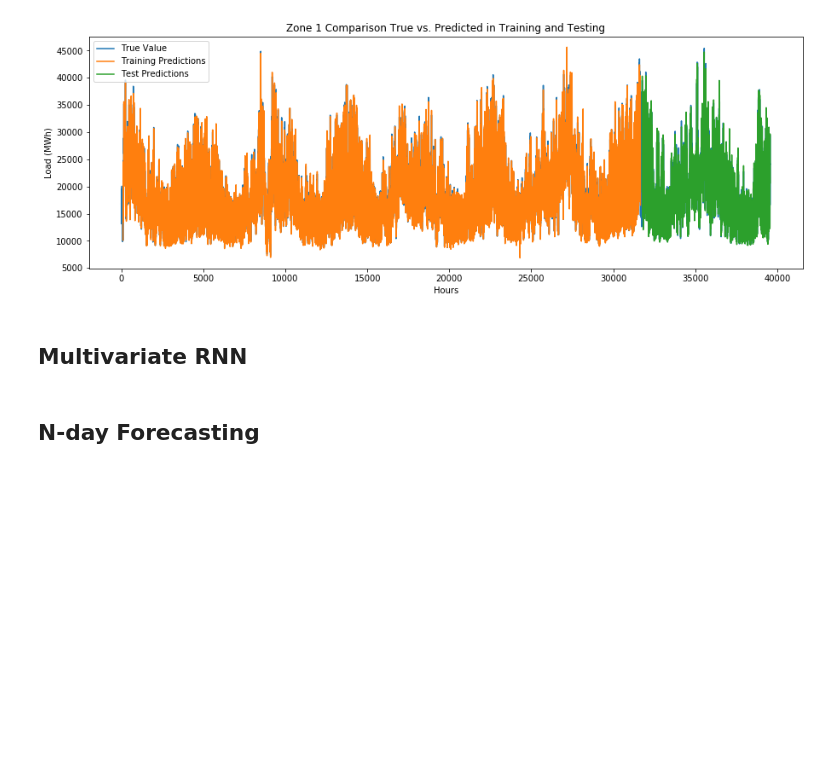
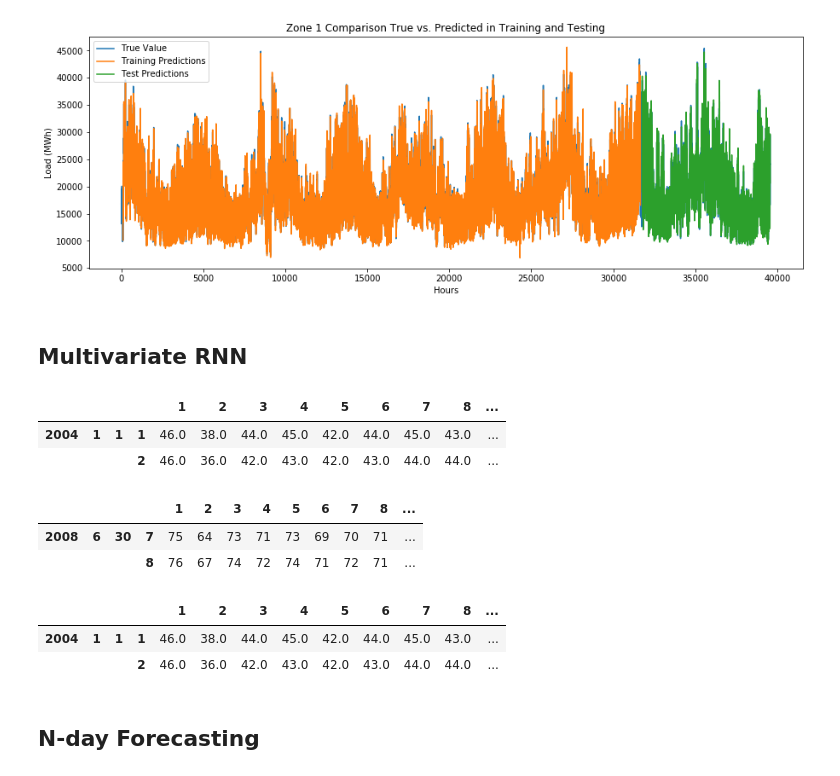
Before and after one commit to Pedromacedo41/MAP573, a Jupyter notebook: src/Francisco/RNN_TSF.ipynb, the cells around one changed output. Saved outputs shown, nothing was run; the diff lists cells and outputs as text; code cells hidden in the pictures; blank space fills up the shorter version.

```diff
--- a/src/Francisco/RNN_TSF.ipynb
+++ b/src/Francisco/RNN_TSF.ipynb
@@ -256,0 +291,40 @@ def multivariate_data(dataset, target, start_index, end_index, history_size,
+# %%
+PATH = r"../../Data/temperature_history.csv"
+df_T = pd.read_csv(PATH)
+h_df_T = df_T.set_index(['station_id', 'year', 'month', 'day'])
+trans_dict = {}
+for i in list(h_df_T.columns):
+    trans_dict[i] = int(i[1:])
+h_df_T = h_df_T.rename(columns=trans_dict)
+h_df_T = h_df_T.stack()
+h_df_T = h_df_T.unstack(level=0)
+h_df_T.columns = h_df_T.columns.get_level_values(0)
+h_df_T.columns.names = [None]
+h_df_T.index.names = [None, None, None, None]
+h_df_T.head(2)
+# %% [output]
+|  |  |  |  | 1 | 2 | 3 | 4 | 5 | 6 | 7 | 8 | ... |
+| 2004 | 1 | 1 | 1 | 46.0 | 38.0 | 44.0 | 45.0 | 42.0 | 44.0 | 45.0 | 43.0 | ... |
+|  |  |  | 2 | 46.0 | 36.0 | 42.0 | 43.0 | 42.0 | 43.0 | 44.0 | 44.0 | ... |
+# %%
+PATH = r"../../Data/temperature_solution.csv"
+df_T_Sol = pd.read_csv(PATH)
+h_df_T_Sol = df_T_Sol.set_index(['station_id', 'year', 'month', 'day', 'hour'])
+h_df_T_Sol = h_df_T_Sol.drop(['datetime', 'date'], axis=1)
+h_df_T_Sol = h_df_T_Sol.unstack(level=0)
+h_df_T_Sol.columns = h_df_T_Sol.columns.get_level_values(1)
+h_df_T_Sol.columns.names = [None]
+h_df_T_Sol.index.names = [None, None, None, None]
+h_df_T_Sol.head(2)
+# %% [output]
+|  |  |  |  | 1 | 2 | 3 | 4 | 5 | 6 | 7 | 8 | ... |
+| 2008 | 6 | 30 | 7 | 75 | 64 | 73 | 71 | 73 | 69 | 70 | 71 | ... |
+|  |  |  | 8 | 76 | 67 | 74 | 72 | 74 | 71 | 72 | 71 | ... |
+# %%
+zone_T = pd.concat([h_df_T, h_df_T_Sol], axis=0, join='outer', ignore_index=False, keys=None,
+          levels=None, names=None, verify_integrity=False, copy=True)
+zone_T.head(2)
+# %% [output]
+|  |  |  |  | 1 | 2 | 3 | 4 | 5 | 6 | 7 | 8 | ... |
+| 2004 | 1 | 1 | 1 | 46.0 | 38.0 | 44.0 | 45.0 | 42.0 | 44.0 | 45.0 | 43.0 | ... |
+|  |  |  | 2 | 46.0 | 36.0 | 42.0 | 43.0 | 42.0 | 43.0 | 44.0 | 44.0 | ... |
```
Also changed, not shown: parts of 12 cells of this notebook, 1 other file.
